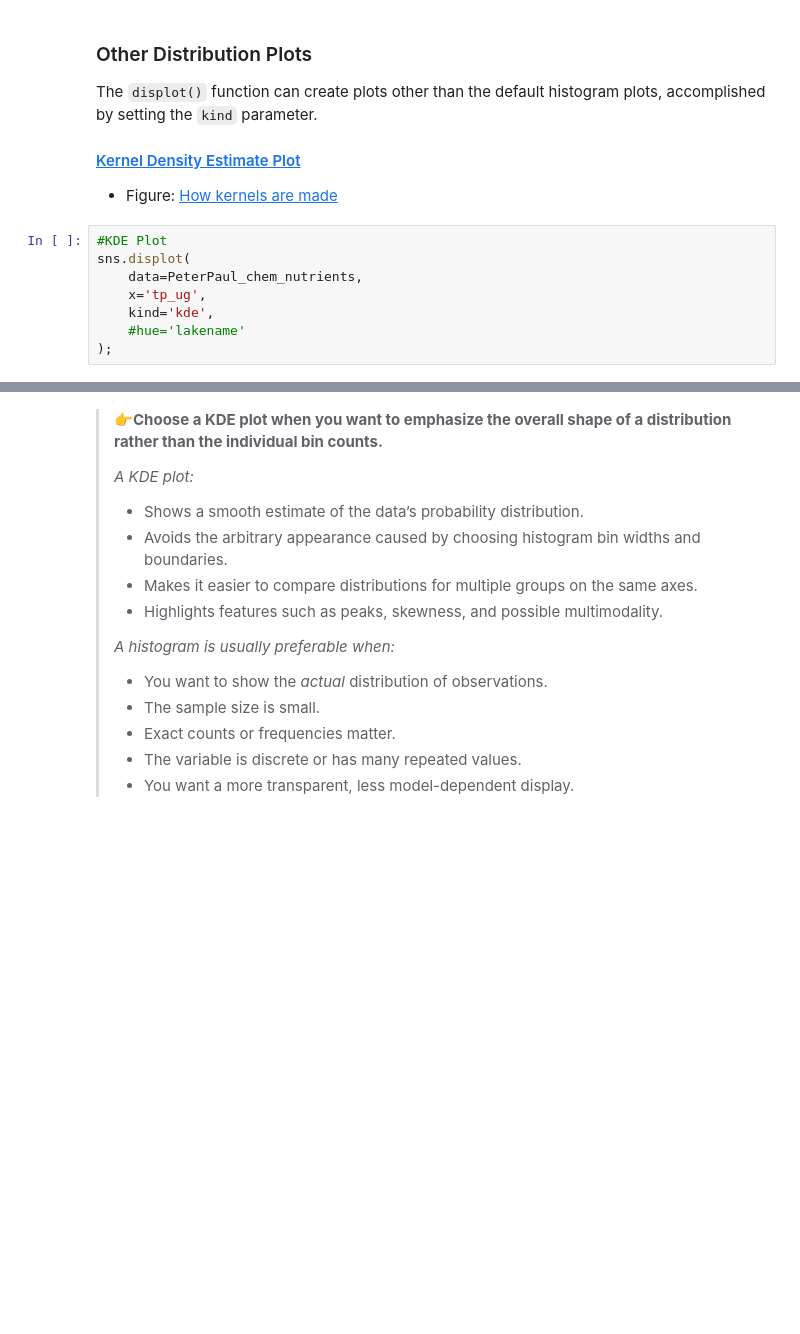
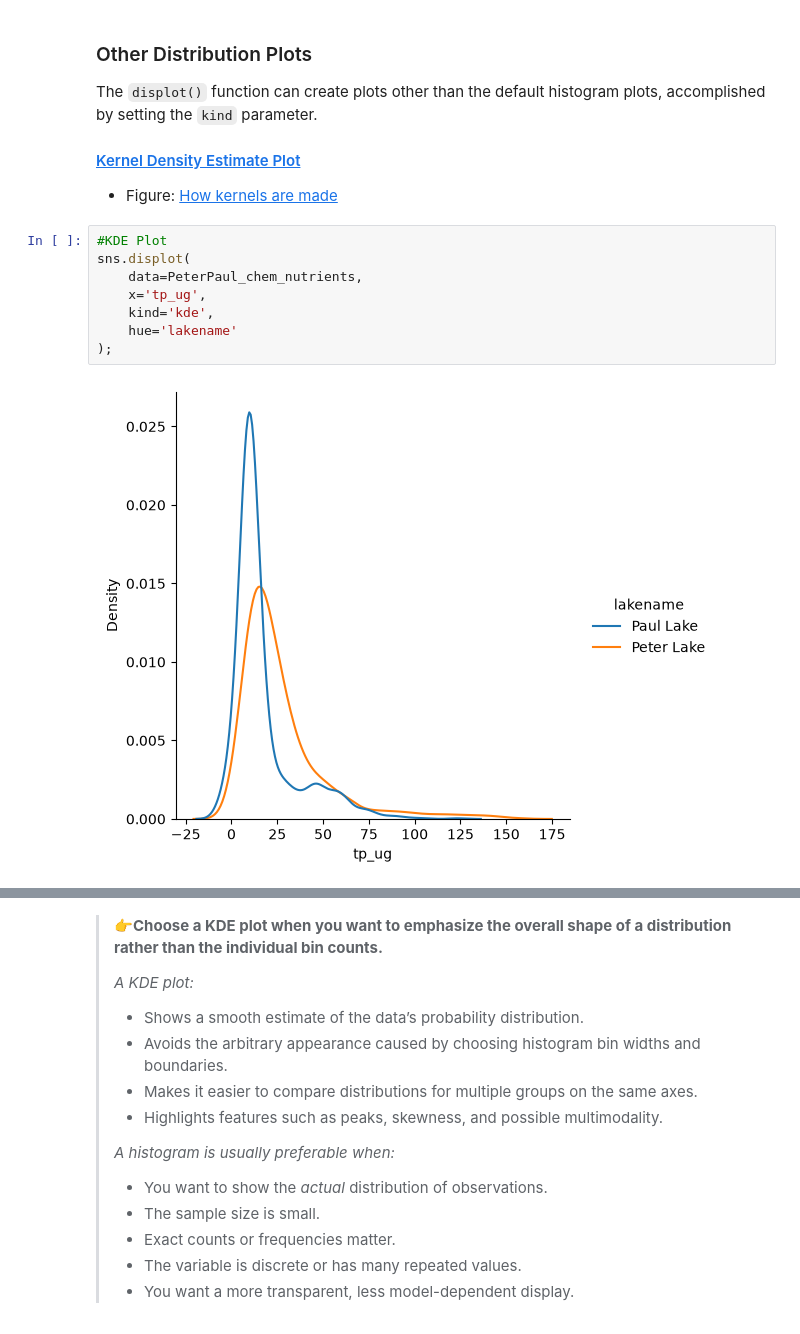
Before and after one commit to JoshG07/ENV700, a Jupyter notebook: lessons/M5-1-visualization-plot-types.ipynb, the cells around one changed output, grey strips where cells are left out. Saved outputs shown, nothing was run; the diff lists cells and outputs as text; blank space fills up the shorter version.

```diff
--- a/lessons/M5-1-visualization-plot-types.ipynb
+++ b/lessons/M5-1-visualization-plot-types.ipynb
@@ -270,11 +310,13 @@ The `displot()` function can create plots other than the default histogram plots
 # %%
 #KDE Plot
 sns.displot(
     data=PeterPaul_chem_nutrients,
     x='tp_ug',
     kind='kde',
-    #hue='lakename'
+    hue='lakename'
 );
+# %% [output]
+[figure, added]
 # %%
 #KDE Plot - two variables (wide format)
 sns.displot(
```
Also changed, not shown: parts of 24 cells of this notebook.
